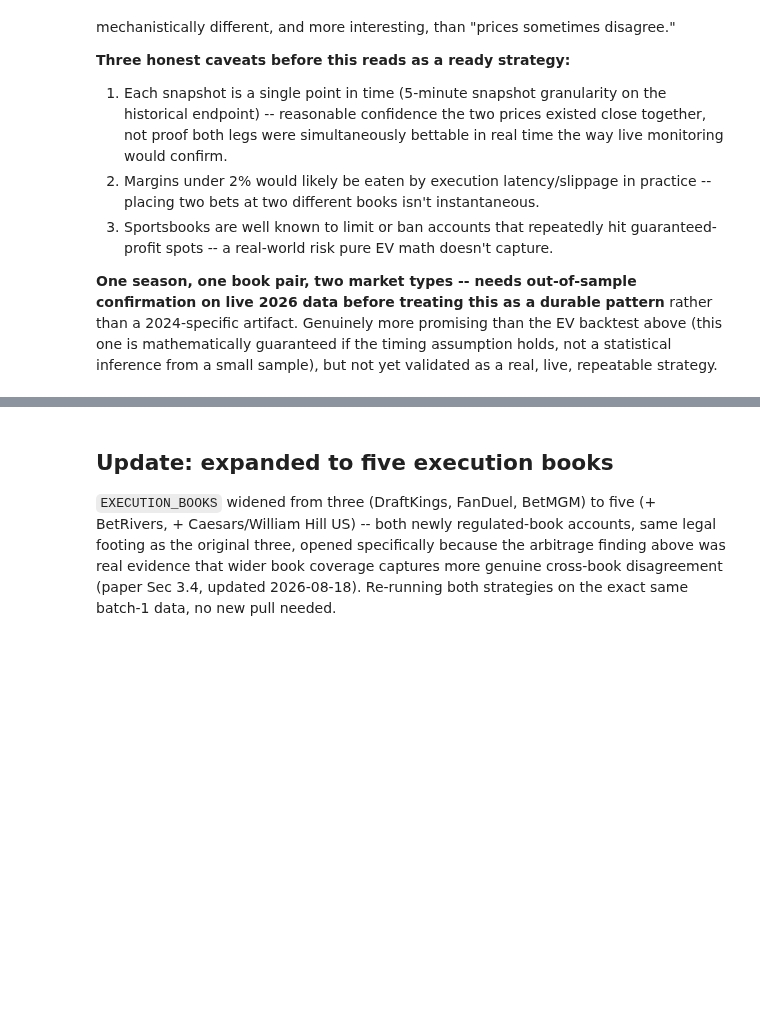
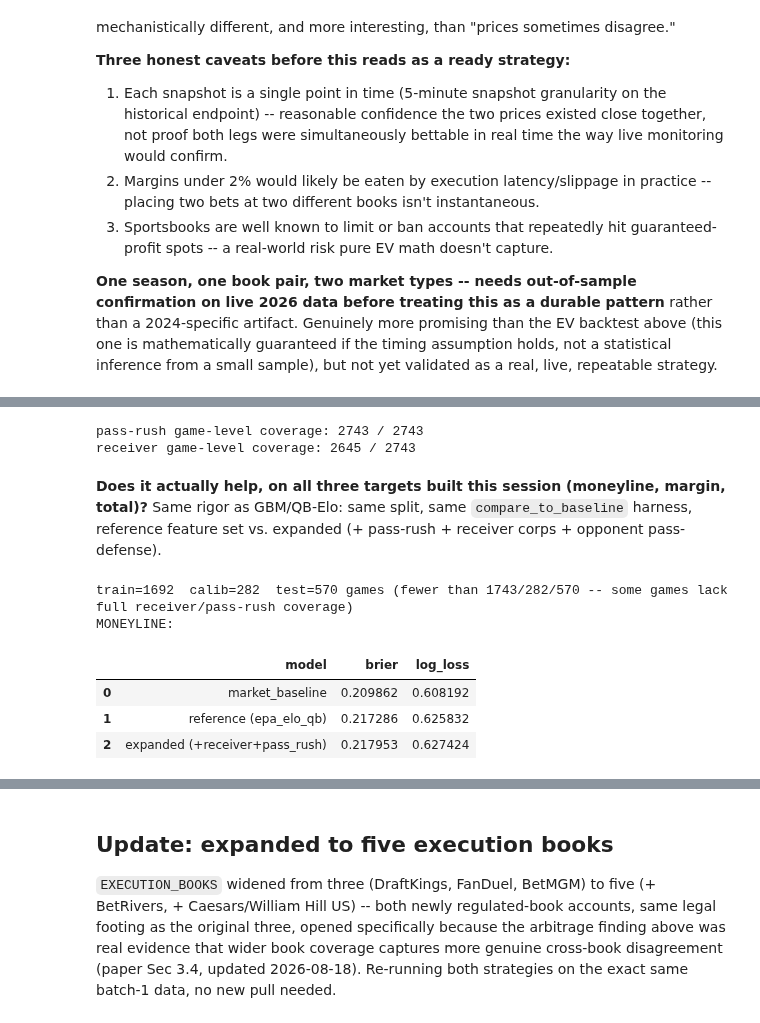
Before and after one commit to rahulr-1006/nfl_2026, a Jupyter notebook: notebooks/model_backtest_results.ipynb, the cells around one changed output, grey strips where cells are left out. Cells and saved outputs as stored; diff of their text form; code cells hidden in the pictures; blank space fills up the shorter version.

Commit message:
add game-level Elo aggregation for receiver and pass-rush ratings

```diff
--- a/notebooks/model_backtest_results.ipynb
+++ b/notebooks/model_backtest_results.ipynb
@@ -1126,0 +1151,53 @@ strategy.
+# %%
+from src.model.game_level_features import aggregate_pass_rush_elo_to_game, aggregate_receiver_elo_to_game
+from src.model.pass_rush_elo import compute_pass_rush_elo_ratings
+from src.model.train import EXPANDED_FEATURE_COLUMNS
+
+rosters = pd.read_parquet(ROOT / "data" / "static" / "rosters_weekly_2015_2024.parquet")
+pass_rush_ratings_full = compute_pass_rush_elo_ratings(pbp)
+pr_game = aggregate_pass_rush_elo_to_game(pass_rush_ratings_full, schedule)
+rec_game = aggregate_receiver_elo_to_game(receiver_ratings, rosters, schedule)
+
+print(f"pass-rush game-level coverage: {pr_game['home_pre_pass_rush_elo'].notna().sum()} / {len(pr_game)}")
+print(f"receiver game-level coverage: {rec_game['home_receiving_corps_elo'].notna().sum()} / {len(rec_game)}")
+# %% [output]
+pass-rush game-level coverage: 2743 / 2743
+receiver game-level coverage: 2645 / 2743
+# %% [markdown]
+**Does it actually help, on all three targets built this session (moneyline,
+margin, total)?** Same rigor as GBM/QB-Elo: same split, same `compare_to_baseline`
+harness, reference feature set vs. expanded (+ pass-rush + receiver corps + opponent
+pass-defense).
+# %%
+from src.model.train import build_margin_total_frame, fit_margin_model, fit_total_model
+from src.model.calibration import fit_residual_std, predict_over_proba
+
+training_df_exp = build_training_frame(
+    pbp, schedule, elo_ratings=elo_ratings, qb_elo_ratings=qb_elo_ratings,
+    pass_rush_features=pr_game, receiver_features=rec_game,
+)
+train_df_exp, calib_df_exp, test_df_exp = time_based_split(
+    training_df_exp, train_seasons=range(2015, 2022), calib_seasons=[2022], test_seasons=[2023, 2024]
+)
+print(f"train={len(train_df_exp)}  calib={len(calib_df_exp)}  test={len(test_df_exp)} games (fewer than 1743/282/570 -- some games lack full receiver/pass-rush coverage)")
+
+ref_win_model = fit_win_probability_model(train_df_exp, feature_columns=COMBINED_QB_FEATURE_COLUMNS)
+exp_win_model = fit_win_probability_model(train_df_exp, feature_columns=EXPANDED_FEATURE_COLUMNS)
+
+expanded_report = compare_to_baseline(
+    {
+        "market_baseline": test_df_exp["market_prob_home"],
+        "reference (epa_elo_qb)": predict_home_win_proba(ref_win_model, test_df_exp, feature_columns=COMBINED_QB_FEATURE_COLUMNS),
+        "expanded (+receiver+pass_rush)": predict_home_win_proba(exp_win_model, test_df_exp, feature_columns=EXPANDED_FEATURE_COLUMNS),
+    },
+    test_df_exp["home_win"],
+)
+print("MONEYLINE:")
+expanded_report
+# %% [output]
+train=1692  calib=282  test=570 games (fewer than 1743/282/570 -- some games lack full receiver/pass-rush coverage)
+MONEYLINE:
+|  | model | brier | log_loss |
+| 0 | market_baseline | 0.209862 | 0.608192 |
+| 1 | reference (epa_elo_qb) | 0.217286 | 0.625832 |
+| 2 | expanded (+receiver+pass_rush) | 0.217953 | 0.627424 |
```
Also changed, not shown: parts of 4 cells of this notebook, 15 other files.
